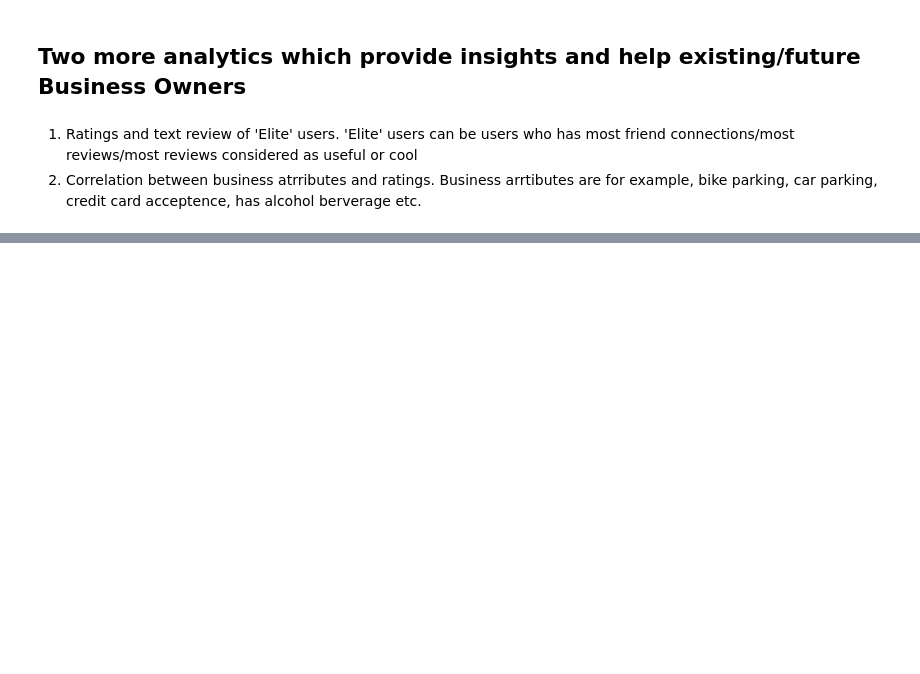
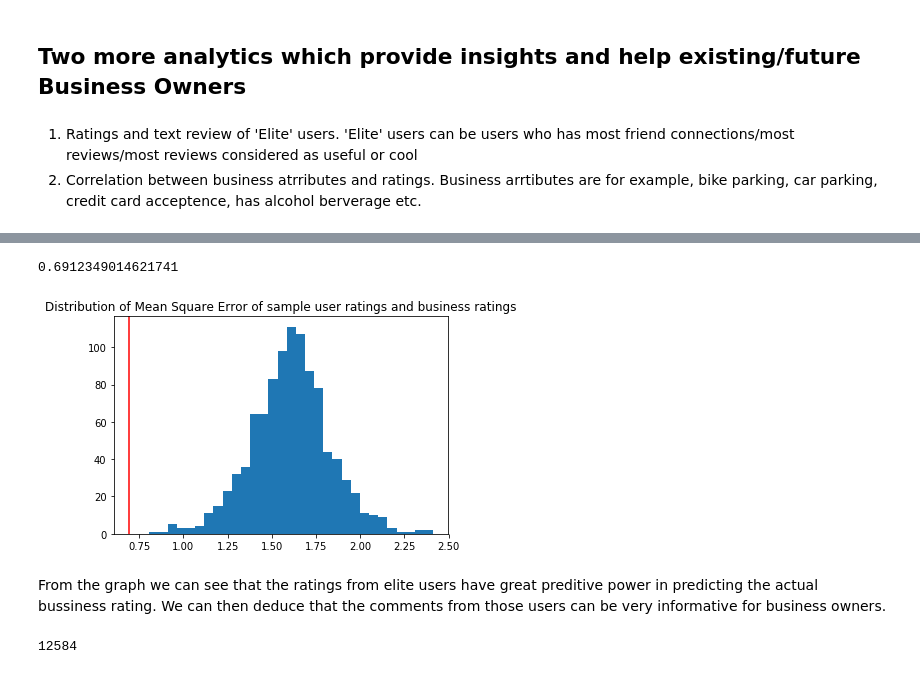
Before and after one commit to leonvking0/lift_data_challenge, a Jupyter notebook: Part_1.ipynb, the cells around one changed output, grey strips where cells are left out. Drawn from its saved outputs; the diff is of its cells as text; code cells hidden in the pictures; blank space fills up the shorter version.

```diff
--- a/Part_1.ipynb
+++ b/Part_1.ipynb
@@ -307,0 +366,34 @@ print("{0:.3%}".format(qualified_user_num / user_gabi.size))
+# %%
+business_rating_df = business_df[['stars', 'dummy_business_id']]
+business_rating_df.columns = ['business_stars', 'dummy_business_id']
+# %%
+elite_review_df = pd.merge(elite_review_df, business_rating_df, on='dummy_business_id', how='left')
+# %%
+## Compute mean squared error between rating of elite users and actual rating
+elite_rating_MSE = mean_squared_error(elite_review_df['business_stars'], elite_review_df['stars'])
+print(elite_rating_MSE)
+# %% [output]
+0.6912349014621741
+# %%
+## Instead of elite users, we radomly draw 100 users and compute MSE (1000 draws)
+sample_rating_MSE = [0] * 1000
+for i in range(1000):
+    sample_user = user_df.iloc[np.random.choice(len(user_df), 100, replace=False)]['dummy_user_id']
+    sample_review_df = review_df[review_df['dummy_user_id'].isin(list(sample_user))]
+    sample_review_df = pd.merge(sample_review_df, business_rating_df, on='dummy_business_id', how='left')
+    sample_rating_MSE[i] = mean_squared_error(sample_review_df['business_stars'], sample_review_df['stars'])
+# %%
+plt.hist(sample_rating_MSE, bins='auto')  # arguments are passed to np.histogram
+plt.title("Distribution of Mean Square Error of sample user ratings and business ratings")
+plt.axvline(x=elite_rating_MSE, color='red')
+plt.show()
+# %% [output]
+[figure, added]
+# %% [markdown]
+From the graph we can see that the ratings from elite users have great preditive power in predicting the actual bussiness rating. We can then deduce that the comments from those users can be very informative for business owners.
+# %%
+## This time we randomly draw same numeber of reviews as in elite user reviews
+num_review = len(elite_review_df)
+print(num_review)
+# %% [output]
+12584
```
Also changed, not shown: parts of 22 cells of this notebook, 1 other file.
